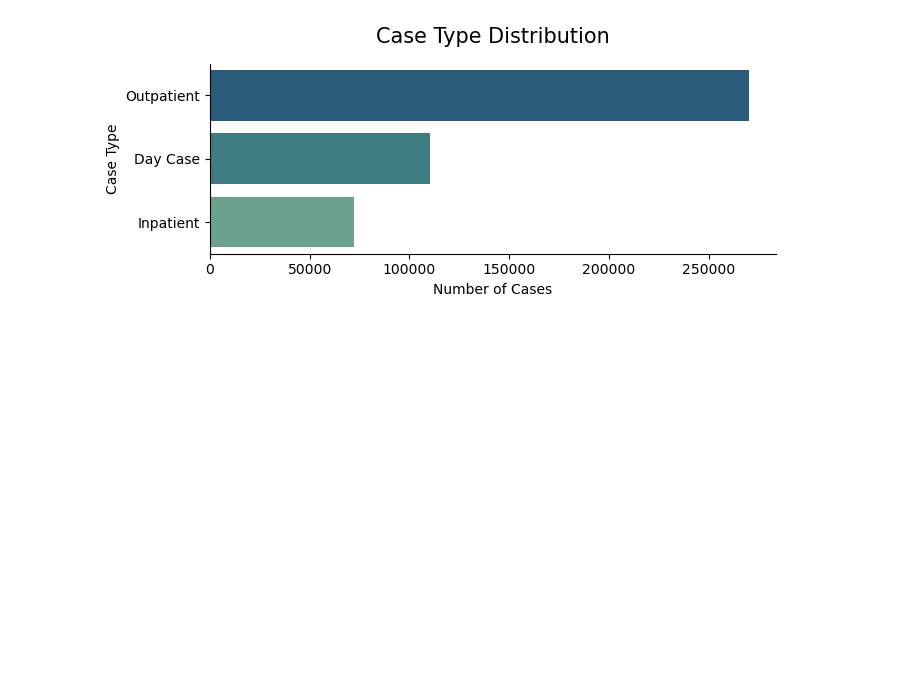
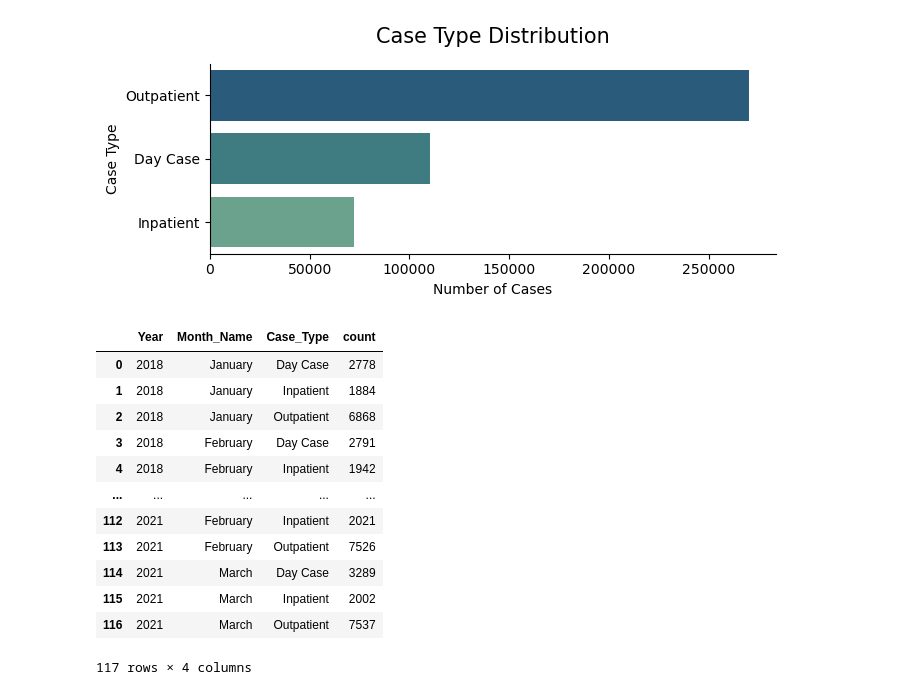
Before and after one commit to modyreturn/Health_Care_Analysis, a Jupyter notebook: HealthCare_Analysis.ipynb, the cells around one changed output. Cells and saved outputs as stored; diff of their text form; code cells hidden in the pictures; blank space fills up the shorter version.

```diff
--- a/HealthCare_Analysis.ipynb
+++ b/HealthCare_Analysis.ipynb
@@ -75,3 +70,27 @@ plt.tight_layout()
 plt.show()
 # %% [output]
 [figure]
+# %%
+df_ct_line = df.groupby(['Year', 'Month_Name', 'Case_Type']).size().reset_index(name='count')
+df_ct_line = df_ct_line.sort_values(by=['Year', 'Month_Name', 'Case_Type'])
+df_ct_line['Month_Name'] = pd.Categorical(df_ct_line['Month_Name'],
+                                           categories=['January', 'February', 'March', 'April', 'May', 'June',
+                                                       'July', 'August', 'September', 'October', 'November', 'December'],
+                                           ordered=True)
+df_ct_line = df_ct_line.sort_values(by=['Year', 'Month_Name', 'Case_Type'])
+df_ct_line = df_ct_line.reset_index(drop=True)
+df_ct_line
+# %% [output]
+|  | Year | Month_Name | Case_Type | count |
+| 0 | 2018 | January | Day Case | 2778 |
+| 1 | 2018 | January | Inpatient | 1884 |
+| 2 | 2018 | January | Outpatient | 6868 |
+| 3 | 2018 | February | Day Case | 2791 |
+| 4 | 2018 | February | Inpatient | 1942 |
+| ... | ... | ... | ... | ... |
+| 112 | 2021 | February | Inpatient | 2021 |
+| 113 | 2021 | February | Outpatient | 7526 |
+| 114 | 2021 | March | Day Case | 3289 |
+| 115 | 2021 | March | Inpatient | 2002 |
+| 116 | 2021 | March | Outpatient | 7537 |
+117 rows × 4 columns
```
Also changed, not shown: parts of 4 cells of this notebook.
